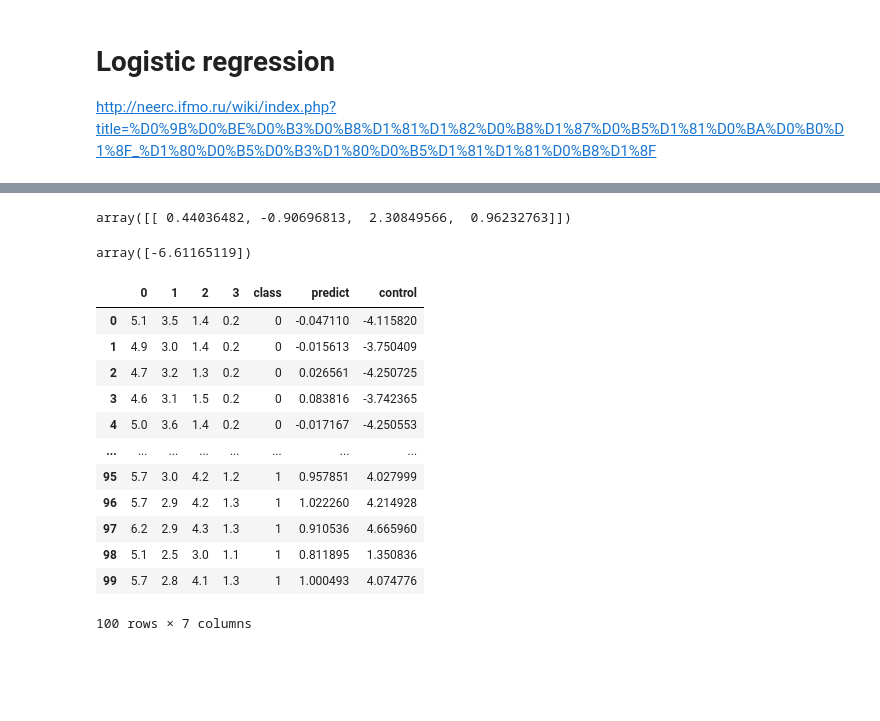
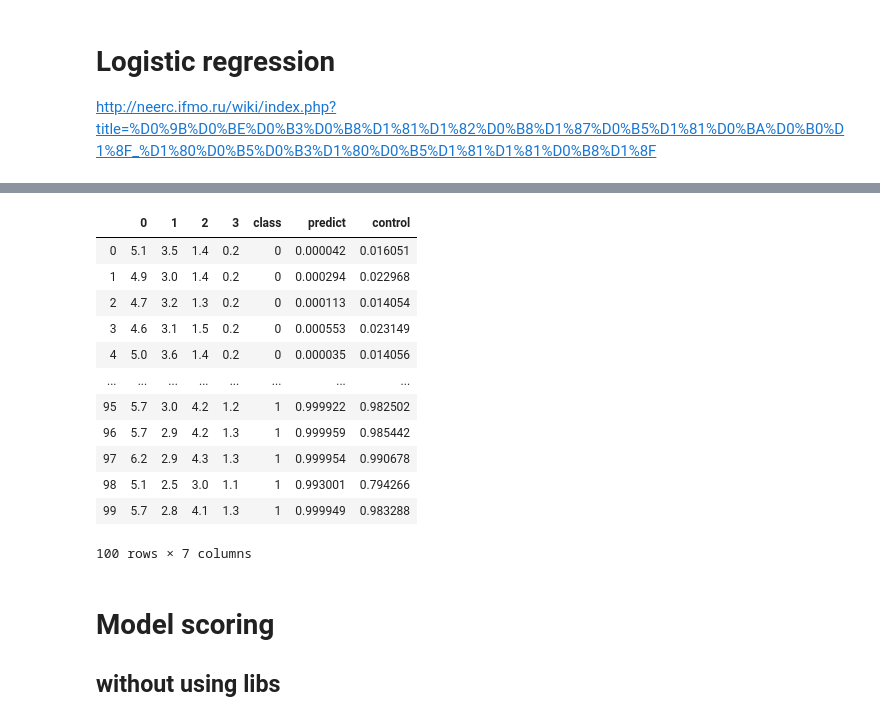
Before and after one commit to Midriaz/machine_learning, a Jupyter notebook: lesson2/My_gradient_descent.ipynb, the cells around one changed output, grey strips where cells are left out. Saved outputs shown, nothing was run; the diff lists cells and outputs as text; code cells hidden in the pictures; blank space fills up the shorter version.

```diff
--- a/lesson2/My_gradient_descent.ipynb
+++ b/lesson2/My_gradient_descent.ipynb
@@ -219,4 +223,4 @@ def gdc_log(alpha, x, y, numIterations):
 # %%
 alpha = 0.01
-theta = gdc_log(alpha, x, y, 1000)
+w = gdc_log(alpha, x, y, 1000)
 # %% [output]
@@ -276,32 +255,40 @@ Model weights:
 from sklearn.linear_model import LogisticRegression
 clf = LogisticRegression(random_state=0, solver='lbfgs')
 model = clf.fit(x, y)
-# %%
-model.coef_
-# %% [output]
-array([[ 0.44036482, -0.90696813,  2.30849566,  0.96232763]])
-# %%
-model.intercept_
-# %% [output]
-array([-6.61165119])
+# %%
+def act(x,x_count,w):
+    """
+    Converts X and weights of model into prediction
+    x_count - how much columns is X
+    """
+
+    x = x[:x_count]
+    # add ones for delta
+    x = np.concatenate([[1], x])
+
+    return activation_f(x, w)
 # %%
 logr = pd.DataFrame(x)
 logr['class'] = y
-logr['predict'] = logr.apply(lambda x: theta[0] + theta[1]*x[0] + theta[2]*x[1] + theta[3]*x[2] + theta[4]*x[3], axis=1)
-logr['control'] = logr.apply(lambda x: model.intercept_[0] + model.coef_[0][0]*x[0]
-                                   + model.coef_[0][1]*x[1] + model.coef_[0][2]*x[2] + model.coef_[0][3]*x[3], axis=1)
+
+l = x.shape[1]
+logr['predict'] = logr.apply(lambda x: act(x, l, w), axis=1)
+logr['control'] = logr.apply(lambda x: act(x, l, np.concatenate([model.intercept_, model.coef_[0]])), axis=1)
 logr
 # %% [output]
 |  | 0 | 1 | 2 | 3 | class | predict | control |
-| 0 | 5.1 | 3.5 | 1.4 | 0.2 | 0 | -0.047110 | -4.115820 |
-| 1 | 4.9 | 3.0 | 1.4 | 0.2 | 0 | -0.015613 | -3.750409 |
-| 2 | 4.7 | 3.2 | 1.3 | 0.2 | 0 | 0.026561 | -4.250725 |
-| 3 | 4.6 | 3.1 | 1.5 | 0.2 | 0 | 0.083816 | -3.742365 |
-| 4 | 5.0 | 3.6 | 1.4 | 0.2 | 0 | -0.017167 | -4.250553 |
+| 0 | 5.1 | 3.5 | 1.4 | 0.2 | 0 | 0.000042 | 0.016051 |
+| 1 | 4.9 | 3.0 | 1.4 | 0.2 | 0 | 0.000294 | 0.022968 |
+| 2 | 4.7 | 3.2 | 1.3 | 0.2 | 0 | 0.000113 | 0.014054 |
+| 3 | 4.6 | 3.1 | 1.5 | 0.2 | 0 | 0.000553 | 0.023149 |
+| 4 | 5.0 | 3.6 | 1.4 | 0.2 | 0 | 0.000035 | 0.014056 |
 | ... | ... | ... | ... | ... | ... | ... | ... |
-| 95 | 5.7 | 3.0 | 4.2 | 1.2 | 1 | 0.957851 | 4.027999 |
-| 96 | 5.7 | 2.9 | 4.2 | 1.3 | 1 | 1.022260 | 4.214928 |
-| 97 | 6.2 | 2.9 | 4.3 | 1.3 | 1 | 0.910536 | 4.665960 |
-| 98 | 5.1 | 2.5 | 3.0 | 1.1 | 1 | 0.811895 | 1.350836 |
-| 99 | 5.7 | 2.8 | 4.1 | 1.3 | 1 | 1.000493 | 4.074776 |
+| 95 | 5.7 | 3.0 | 4.2 | 1.2 | 1 | 0.999922 | 0.982502 |
+| 96 | 5.7 | 2.9 | 4.2 | 1.3 | 1 | 0.999959 | 0.985442 |
+| 97 | 6.2 | 2.9 | 4.3 | 1.3 | 1 | 0.999954 | 0.990678 |
+| 98 | 5.1 | 2.5 | 3.0 | 1.1 | 1 | 0.993001 | 0.794266 |
+| 99 | 5.7 | 2.8 | 4.1 | 1.3 | 1 | 0.999949 | 0.983288 |
 100 rows × 7 columns
+# %% [markdown]
+# Model scoring
+## without using libs
```
Also changed, not shown: parts of 14 cells of this notebook.
